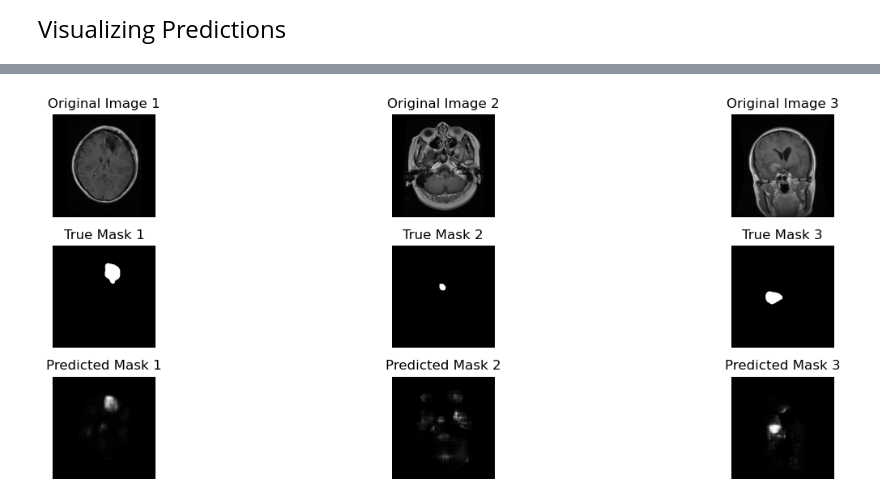
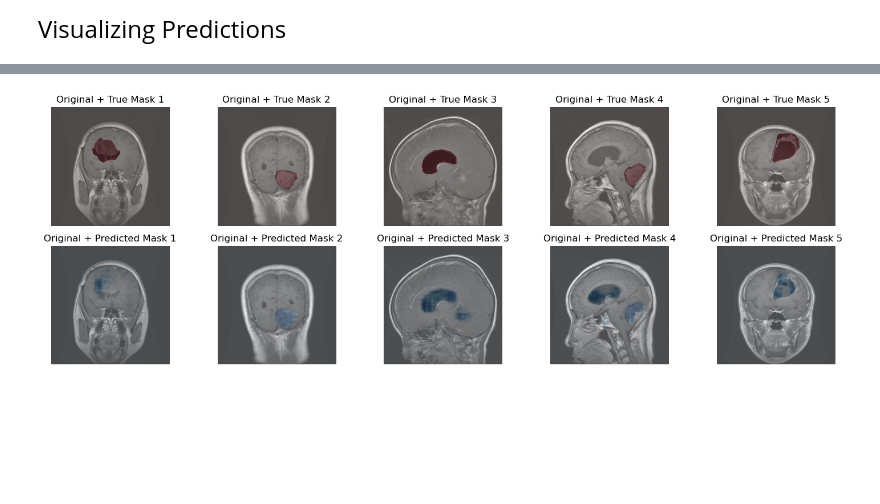
Before and after one commit to aashish-axharya/ML-brain-tumor-segmentation-UNET, a Jupyter notebook: tumor_segmentation.ipynb, the cells around one changed output, grey strips where cells are left out. Cells and saved outputs as stored; diff of their text form; code cells hidden in the pictures; blank space fills up the shorter version.

```diff
--- a/tumor_segmentation.ipynb
+++ b/tumor_segmentation.ipynb
@@ -238,23 +287,24 @@ print(f"Recall: {recall:.4f}")
 # %% [markdown]
 <font size="5">Visualizing Predictions</font>
 # %%
-predictions = model.predict(X_test[:3])
+num_samples = 5
+
+predictions = model.predict(X_test[:num_samples])
 
 plt.figure(figsize=(15, 5))
-for i in range(3):
-    plt.subplot(3, 3, i + 1)
+for i in range(num_samples):
+    # Original image with true mask overlay
+    plt.subplot(2, num_samples, i + 1)
     plt.imshow(X_test[i])
-    plt.title(f'Original Image {i+1}')
+    plt.imshow(y_test[i].squeeze(), alpha=0.3, cmap='Reds')
+    plt.title(f'Original + True Mask {i+1}')
     plt.axis('off')
 
-    plt.subplot(3, 3, i + 4)
-    plt.imshow(y_test[i].squeeze(), cmap='gray')
-    plt.title(f'True Mask {i+1}')
-    plt.axis('off')
-
-    plt.subplot(3, 3, i + 7)
-    plt.imshow(predictions[i].squeeze(), cmap='gray')
-    plt.title(f'Predicted Mask {i+1}')
+    # Original image with predicted mask overlay
+    plt.subplot(2, num_samples, i + num_samples + 1)
+    plt.imshow(X_test[i])
+    plt.imshow(predictions[i].squeeze(), alpha=0.3, cmap='Blues')
+    plt.title(f'Original + Predicted Mask {i+1}')
     plt.axis('off')
 
 plt.tight_layout()
@@ -264 +314 @@ plt.show()
-[figure, old version]
+[figure, new version]
```
Also changed, not shown: parts of 8 cells of this notebook.
